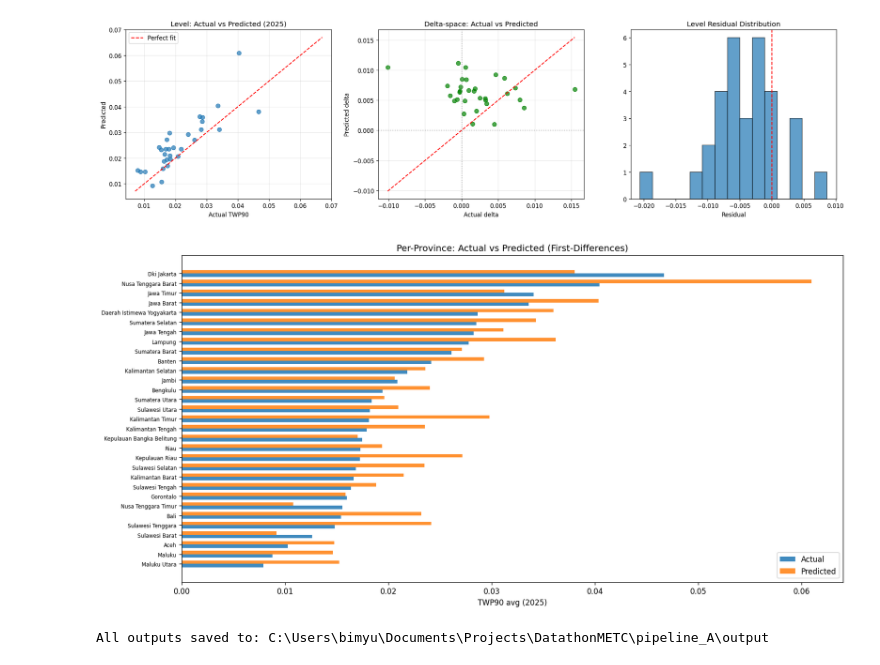
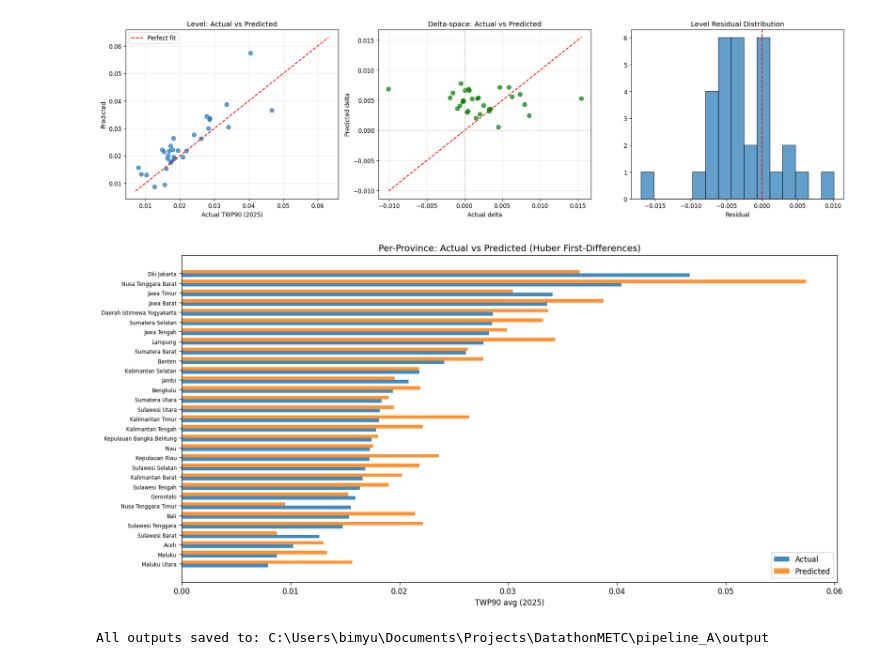
Before and after one commit to bimyusufk/Microsoft-Datathon-TWP90-Early-Warning-System, a Jupyter notebook: pipeline_A/A2_panel_fixed_effects.ipynb, the cells around one changed output. Cells and saved outputs as stored; diff of their text form; code cells hidden in the pictures.

```diff
--- a/pipeline_A/A2_panel_fixed_effects.ipynb
+++ b/pipeline_A/A2_panel_fixed_effects.ipynb
@@ -94,0 +70,16 @@ Ratio obs:params = 6.9:1
+# %%
+# === Train/Test Split + Scaling ===
+train_mask = df_fd['tahun'] <= 2024
+test_mask  = df_fd['tahun'] == 2025
+
+X_train_raw = df_fd.loc[train_mask, dx_cols].astype(float).values
+y_train     = df_fd.loc[train_mask, 'dy'].astype(float).values
+X_test_raw  = df_fd.loc[test_mask, dx_cols].astype(float).values
+y_test      = df_fd.loc[test_mask, 'dy'].astype(float).values
+
+scaler = StandardScaler()
+X_train = scaler.fit_transform(X_train_raw)
+X_test  = scaler.transform(X_test_raw)
+
+print(f'Train: {len(X_train)} obs | Test: {len(X_test)} obs')
+print(f'Ratio obs:params = {len(X_train)/len(dx_cols):.1f}:1')
@@ -95,11 +89,9 @@ Ratio obs:params = 6.9:1
 # %%
-# === FIT: OLS on First-Differences (clustered SE by province) ===
-model_fd = sm.OLS(y_train, X_train).fit(
-    cov_type='cluster',
-    cov_kwds={'groups': df_fd.loc[train_mask, 'provinsi_id'].values}
-)
-print(model_fd.summary())
+# === Fit Huber Regressor ===
+model = HuberRegressor(epsilon=1.35, max_iter=500)
+model.fit(X_train, y_train)
 
-with open(out / 'A2_ols_summary.txt', 'w', encoding='utf-8') as f:
-    f.write(str(model_fd.summary()))
+print(f'Huber epsilon: {model.epsilon}')
+print(f'Intercept: {model.intercept_:.6f}')
+print(f'Training outlier fraction: {model.outliers_.mean()*100:.1f}% of training obs classified as outliers')
 # %% [output]
@@ -253,54 +200,54 @@ plt.show()
 # %%
-# === VIZ 2: Actual vs Predicted + Residuals ===
+# === VIZ 2: Diagnostics ===
 fig, axes = plt.subplots(1, 3, figsize=(18, 5))
 
 ax = axes[0]
 ax.scatter(test_df['y_level'], test_df['y_pred_level'], alpha=0.7, s=50)
-lims = [min(test_df['y_level'].min(), test_df['y_pred_level'].min()) * 0.9,
-        max(test_df['y_level'].max(), test_df['y_pred_level'].max()) * 1.1]
+lims = [min(test_df['y_level'].min(), test_df['y_pred_level'].min())*0.9,
+        max(test_df['y_level'].max(), test_df['y_pred_level'].max())*1.1]
 ax.plot(lims, lims, 'r--', label='Perfect fit')
-ax.set_xlabel('Actual TWP90'); ax.set_ylabel('Predicted')
-ax.set_title('Level: Actual vs Predicted (2025)'); ax.legend(); ax.grid(True, alpha=0.3)
+ax.set_xlabel('Actual TWP90 (2025)'); ax.set_ylabel('Predicted')
+ax.set_title('Level: Actual vs Predicted'); ax.legend(); ax.grid(True, alpha=0.3)
 
 ax = axes[1]
-ax.scatter(y_test.values, dy_test_pred, alpha=0.7, s=50, color='green')
+ax.scatter(y_test, dy_test_pred, alpha=0.7, s=50, color='green')
 dlims = [min(y_test.min(), dy_test_pred.min()), max(y_test.max(), dy_test_pred.max())]
 ax.plot(dlims, dlims, 'r--')
 ax.axhline(0, color='gray', ls=':', alpha=0.5); ax.axvline(0, color='gray', ls=':', alpha=0.5)
 ax.set_xlabel('Actual delta'); ax.set_ylabel('Predicted delta')
 ax.set_title('Delta-space: Actual vs Predicted'); ax.grid(True, alpha=0.3)
 
 ax = axes[2]
 resid = test_df['y_level'] - test_df['y_pred_level']
 ax.hist(resid, bins=15, edgecolor='black', alpha=0.7)
 ax.axvline(0, color='red', ls='--')
 ax.set_title('Level Residual Distribution'); ax.set_xlabel('Residual')
 
 fig.tight_layout()
 fig.savefig(out / 'A2_prediction_diagnostics.png', dpi=150, bbox_inches='tight')
 plt.show()
 # %% [output]
-[figure, old version]
+[figure, new version]
 # %%
-# === VIZ 3: Per-Province bar chart ===
-prov_agg = test_df.groupby('nama_provinsi').agg(
-    actual=('y_level','mean'), predicted=('y_pred_level','mean')
-).sort_values('actual').reset_index()
+# === VIZ 3: Per-Province ===
+prov = test_df.sort_values('y_level')
 
 fig, ax = plt.subplots(figsize=(14, 7))
-x = np.arange(len(prov_agg)); w = 0.35
-ax.barh(x - w/2, prov_agg['actual'],    w, label='Actual',    alpha=0.85)
-ax.barh(x + w/2, prov_agg['predicted'], w, label='Predicted', alpha=0.85)
-ax.set_yticks(x); ax.set_yticklabels(prov_agg['nama_provinsi'], fontsize=7)
+x = np.arange(len(prov)); w = 0.35
+ax.barh(x - w/2, prov['y_level'],       w, label='Actual',    alpha=0.85)
+ax.barh(x + w/2, prov['y_pred_level'],  w, label='Predicted', alpha=0.85)
+ax.set_yticks(x); ax.set_yticklabels(prov['nama_provinsi'], fontsize=7)
 ax.set_xlabel('TWP90 avg (2025)')
-ax.set_title('Per-Province: Actual vs Predicted (First-Differences)')
+ax.set_title('Per-Province: Actual vs Predicted (Huber First-Differences)')
 ax.legend(); fig.tight_layout()
 fig.savefig(out / 'A2_per_province_comparison.png', dpi=150, bbox_inches='tight')
 plt.show()
 
-test_df[['provinsi_id','nama_provinsi','tahun','y_level','y_pred_level','y_naive','dy','dy_pred']].to_csv(
-    out / 'A2_predictions.csv', index=False)
+test_df[['provinsi_id','nama_provinsi','tahun','y_level','y_pred_level','y_naive','dy','dy_pred']].rename(
+    columns={'y_level':'twp90_actual','y_pred_level':'twp90_predicted','y_naive':'twp90_naive'}
+).to_csv(out / 'A2_predictions.csv', index=False)
+
 print(f'All outputs saved to: {out}')
 # %% [output]
-[figure, old version]
+[figure, new version]
 All outputs saved to: C:\Users\bimyu\Documents\Projects\DatathonMETC\pipeline_A\output
```
Also changed, not shown: parts of 12 cells of this notebook, 24 other files.
